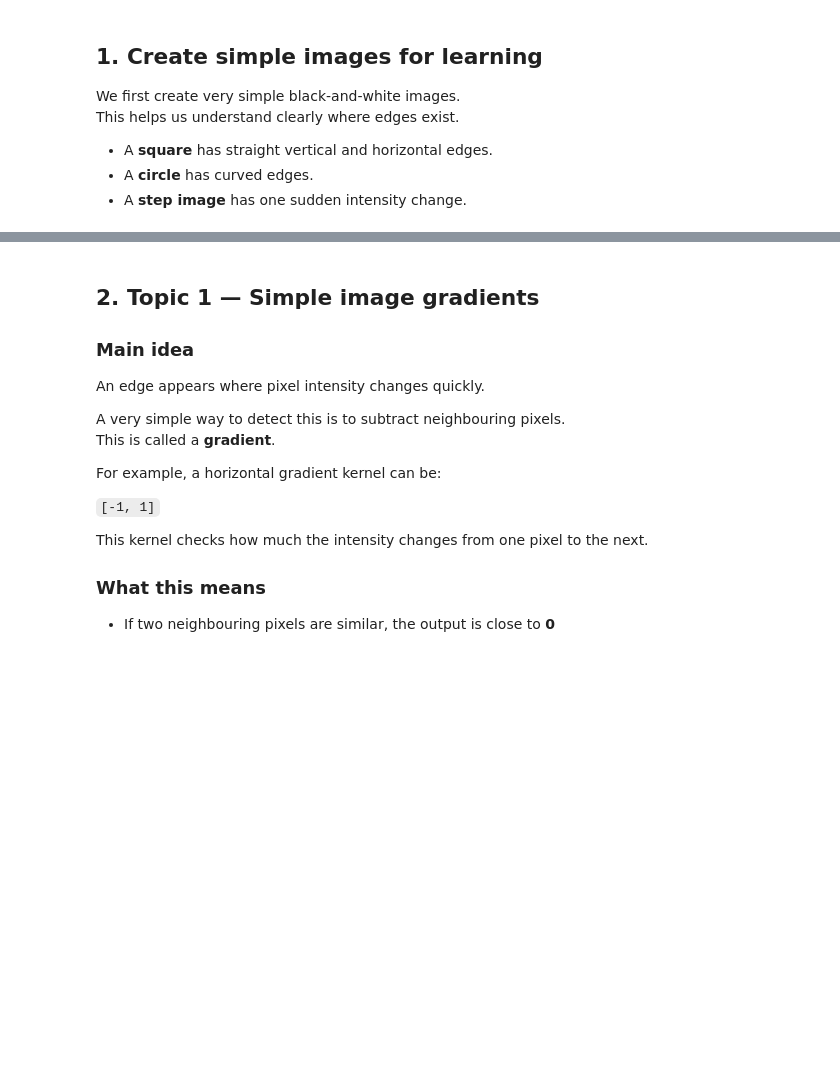
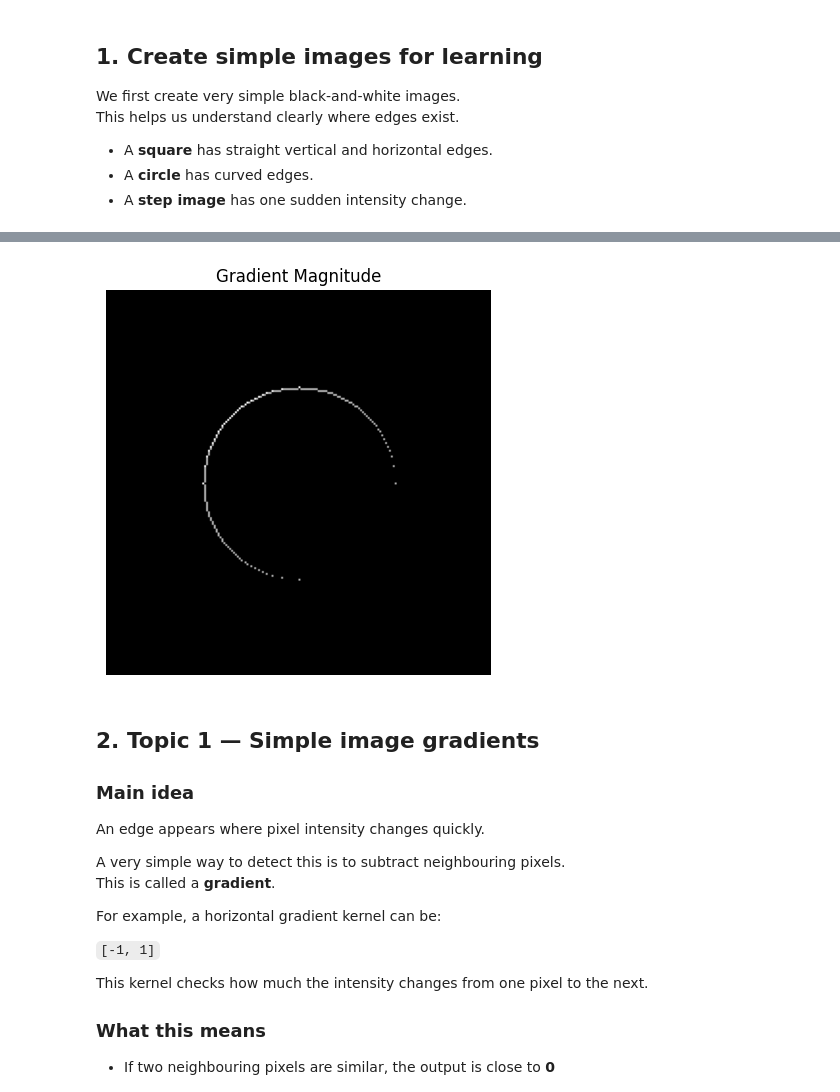
Before and after one commit to islomovic/DIP_labs, a Jupyter notebook: week7/Copy_of_Week_07,_Session_01.ipynb, the cells around one changed output, grey strips where cells are left out. Saved outputs shown, nothing was run; the diff lists cells and outputs as text; code cells hidden in the pictures; blank space fills up the shorter version.

```diff
--- a/week7/Copy_of_Week_07,_Session_01.ipynb
+++ b/week7/Copy_of_Week_07,_Session_01.ipynb
@@ -77,3 +100,21 @@ show(img_step, "Step image")
+# %%
+def simple_gradient(image, direction='x'):
+
+    if direction == 'x':
+        kernel = np.array([[-1, 1]], dtype=np.float32)   # horizontal gradient
+    elif direction == 'y':
+        kernel = np.array([[-1] , [1]], dtype=np.float32) # vertical gradient
+    else:
+        raise ValueError("direction must be 'x' or 'y'")
+
+    gradient = cv2.filter2D(image, -1, kernel)
+    return gradient
+
+magnitude = np.sqrt(gx**2 + gy**2)
+
+show(magnitude, "Gradient Magnitude")
+# %% [output]
+[figure, added]
 # %% [markdown]
 ## 2. Topic 1 — Simple image gradients
 
```
Also changed, not shown: parts of 8 cells of this notebook.
